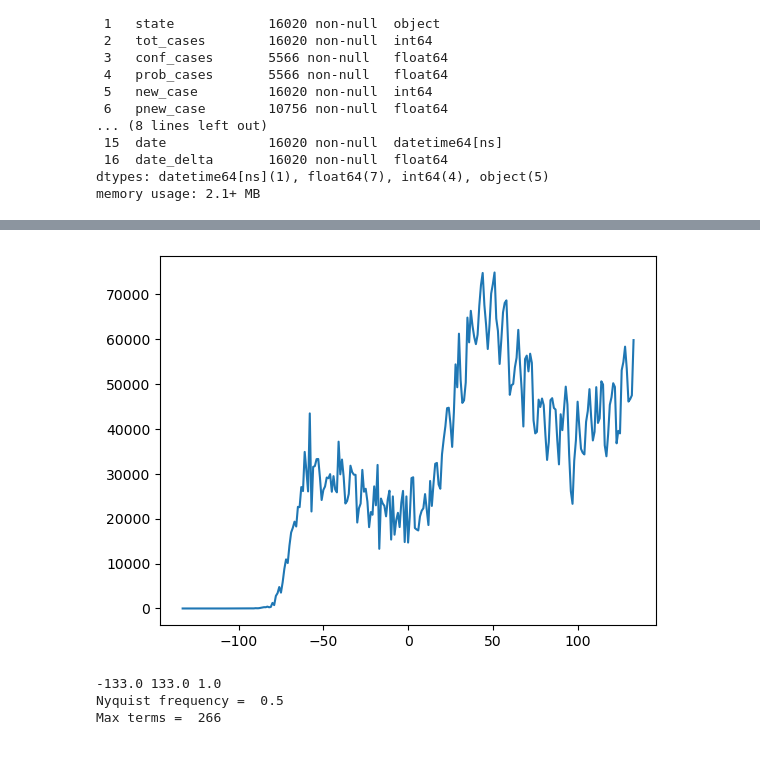
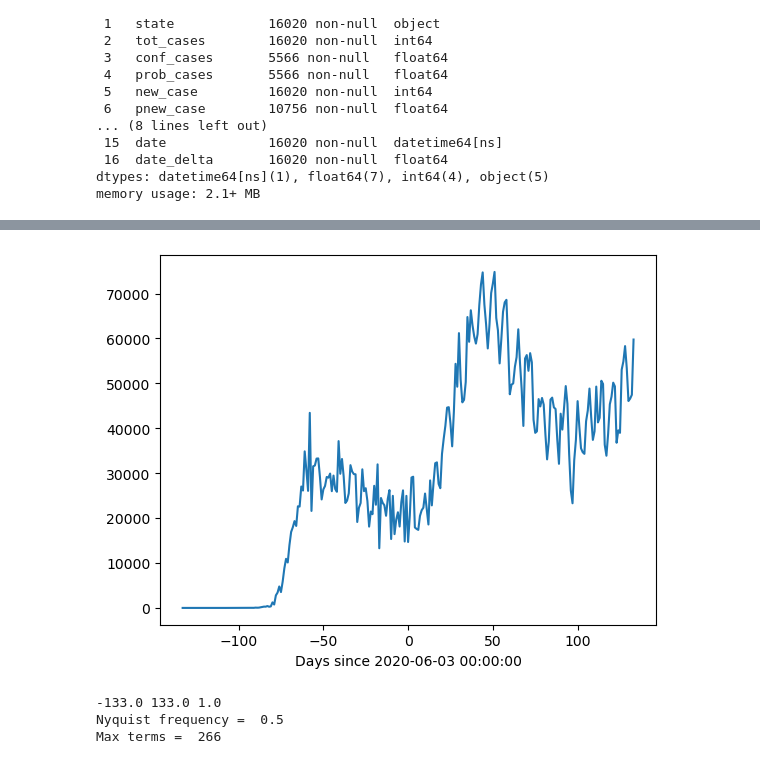
Before and after one commit to brash99/phys340, a Jupyter notebook: JupyterNotebooks/Fourier_Series/RealWorldData.ipynb, the cells around one changed output, grey strips where cells are left out. Saved outputs shown, nothing was run; the diff lists cells and outputs as text; code cells hidden in the pictures.

```diff
--- a/JupyterNotebooks/Fourier_Series/RealWorldData.ipynb
+++ b/JupyterNotebooks/Fourier_Series/RealWorldData.ipynb
@@ -189,4 +215,5 @@ day=day-tbar
 # %%
 plt.plot(day,newsumbyday,'-')
 fx = newsumbyday
+plt.xlabel('Days since ' + str(df['date'].min() + pd.to_timedelta(tbar,unit='D')))
 # %% [output]
@@ -193,4 +221,4 @@ fx = newsumbyday
-[figure, old version]
+[figure, new version]
 # %%
 npts = len(day)
 xlow = np.min(day)
```
Also changed, not shown: parts of 8 cells of this notebook.
